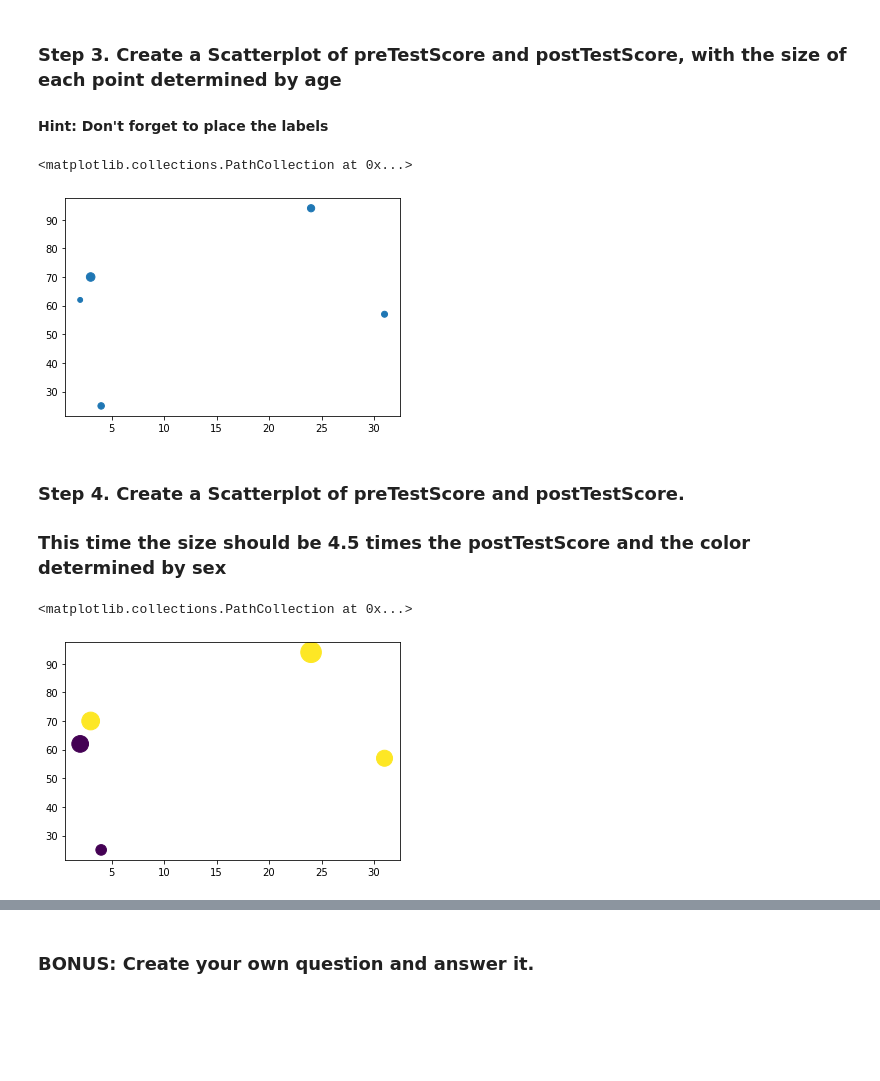
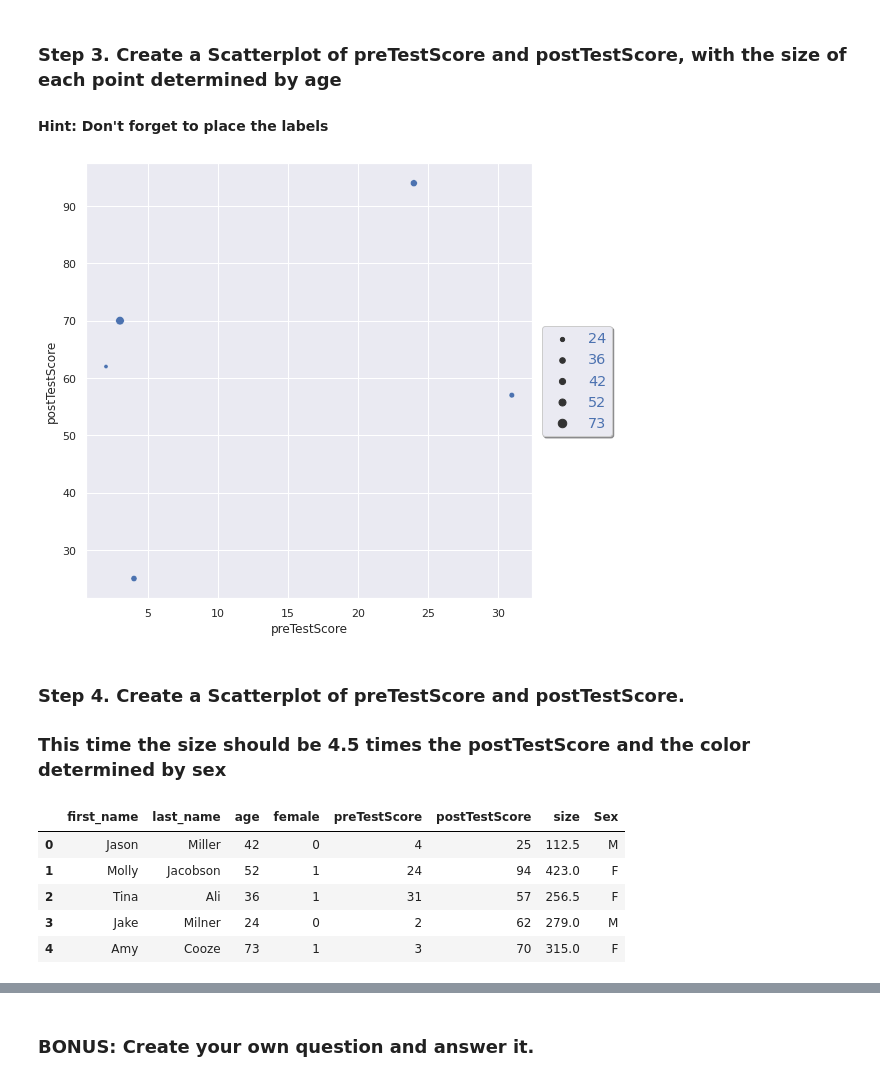
Before and after one commit to Ricardod671/pandas_exercises, a Jupyter notebook: 07_Visualization/Scores/Exercises.ipynb, the cells around one changed output, grey strips where cells are left out. Drawn from its saved outputs; the diff is of its cells as text; code cells hidden in the pictures; blank space fills up the shorter version.

```diff
--- a/07_Visualization/Scores/Exercises.ipynb
+++ b/07_Visualization/Scores/Exercises.ipynb
@@ -36,16 +36,16 @@ df
 # %% [markdown]
 ### Step 3. Create a Scatterplot of preTestScore and postTestScore, with the size of each point determined by age
 #### Hint: Don't forget to place the labels
-# %%
-plt.scatter(df.preTestScore, df.postTestScore, s=df.age)
-# %% [output]
-<matplotlib.collections.PathCollection at 0x...>
-[figure, removed]
+# %%
+#this line will give style to all graphs
+sns.set(style='darkgrid',palette='deep',font='Verdana',font_scale=1)
+# %%
+plt.figure(figsize=(8,8))
+sns.scatterplot(data=df,x='preTestScore',y='postTestScore',size='age')
+plt.legend(loc='center',bbox_to_anchor=(1.1,0.5),fontsize='large',labelcolor='b',shadow=True)
+plt.show()
+# %% [output]
+[figure, added]
 # %% [markdown]
 ### Step 4. Create a Scatterplot of preTestScore and postTestScore.
 ### This time the size should be 4.5 times the postTestScore and the color determined by sex
-# %%
-plt.scatter(df.preTestScore, df.postTestScore, s=df.postTestScore *4.5, c=df.female)
-# %% [output]
-<matplotlib.collections.PathCollection at 0x...>
-[figure, removed]
@@ -51,0 +62,9 @@ plt.scatter(df.preTestScore, df.postTestScore, s=df.postTestScore *4.5, c=df.fem
+# %%
+df.head()
+# %% [output]
+|  | first_name | last_name | age | female | preTestScore | postTestScore | size | Sex |
+| 0 | Jason | Miller | 42 | 0 | 4 | 25 | 112.5 | M |
+| 1 | Molly | Jacobson | 52 | 1 | 24 | 94 | 423.0 | F |
+| 2 | Tina | Ali | 36 | 1 | 31 | 57 | 256.5 | F |
+| 3 | Jake | Milner | 24 | 0 | 2 | 62 | 279.0 | M |
+| 4 | Amy | Cooze | 73 | 1 | 3 | 70 | 315.0 | F |
```
Also changed, not shown: parts of 5 cells of this notebook, 2 other files.
